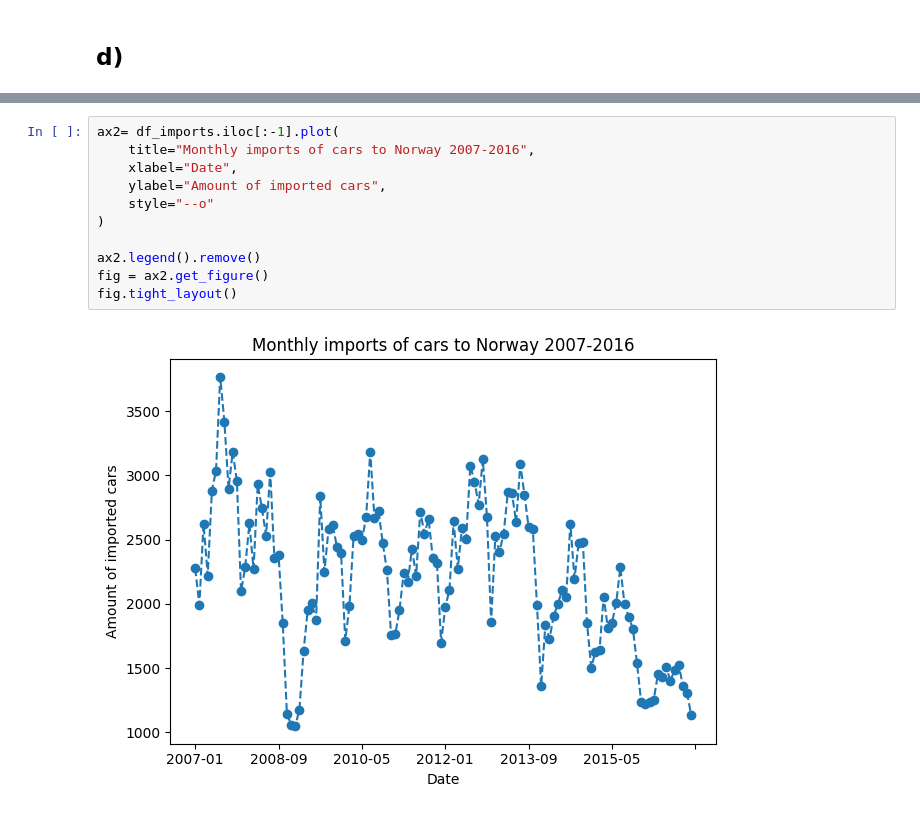
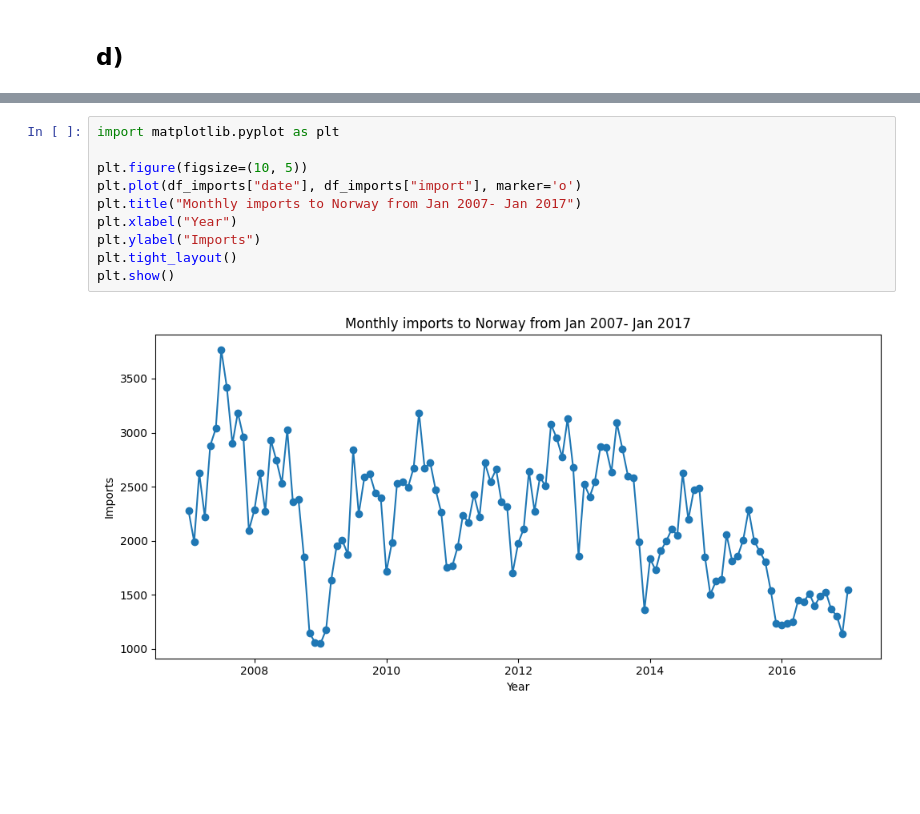
Before and after one commit to fredrikkron/data-visualization-fredrik-kron-de24, a Jupyter notebook: exercises/exercise_0/0.0.ipynb, the cells around one changed output, grey strips where cells are left out. Saved outputs shown, nothing was run; the diff lists cells and outputs as text; blank space fills up the shorter version.

```diff
--- a/exercises/exercise_0/0.0.ipynb
+++ b/exercises/exercise_0/0.0.ipynb
@@ -188,13 +181,12 @@ df_imports
-# %%
-ax2= df_imports.iloc[:-1].plot(
-    title="Monthly imports of cars to Norway 2007-2016",
-    xlabel="Date",
-    ylabel="Amount of imported cars",
-    style="--o"
-)
-
-ax2.legend().remove()
-fig = ax2.get_figure()
-fig.tight_layout()
-# %% [output]
-[figure, removed]
+# %%
+import matplotlib.pyplot as plt
+
+plt.figure(figsize=(10, 5))
+plt.plot(df_imports["date"], df_imports["import"], marker='o')
+plt.title("Monthly imports to Norway from Jan 2007- Jan 2017")
+plt.xlabel("Year")
+plt.ylabel("Imports")
+plt.tight_layout()
+plt.show()
+# %% [output]
+[figure, added]
```
Also changed, not shown: parts of 1 cell of this notebook.
